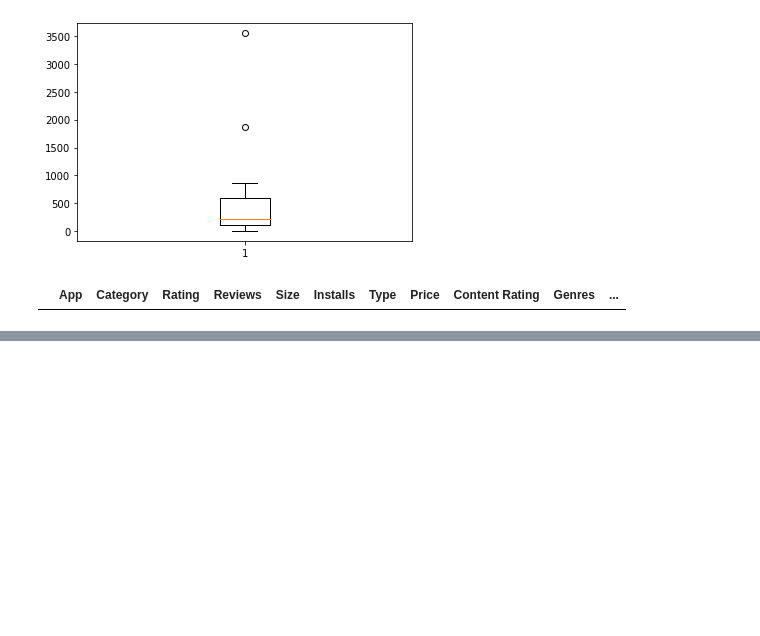
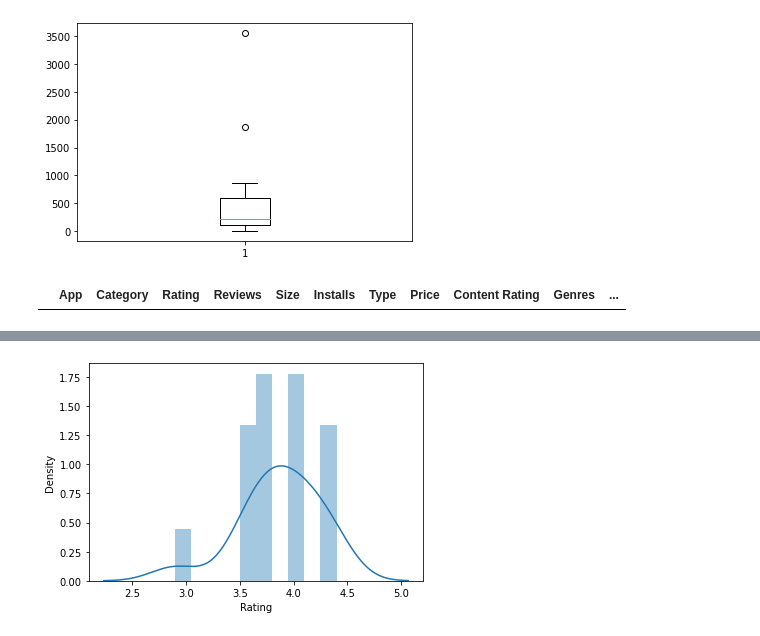
Before and after one commit to Code-tanisha/UPgrad-Python-Data-science-, a Jupyter notebook: Google_playstore_CaseStudy_Cleaning.ipynb, the cells around one changed output, grey strips where cells are left out. Cells and saved outputs as stored; diff of their text form; code cells hidden in the pictures; blank space fills up the shorter version.

```diff
--- a/Google_playstore_CaseStudy_Cleaning.ipynb
+++ b/Google_playstore_CaseStudy_Cleaning.ipynb
@@ -548,0 +496,5 @@ Name: Installs, dtype: float64
+# %%
+sns.distplot(inp1['Rating'], bins = 10)
+plt.show()
+# %% [output]
+[figure, added]
```
Also changed, not shown: parts of 71 cells of this notebook.
